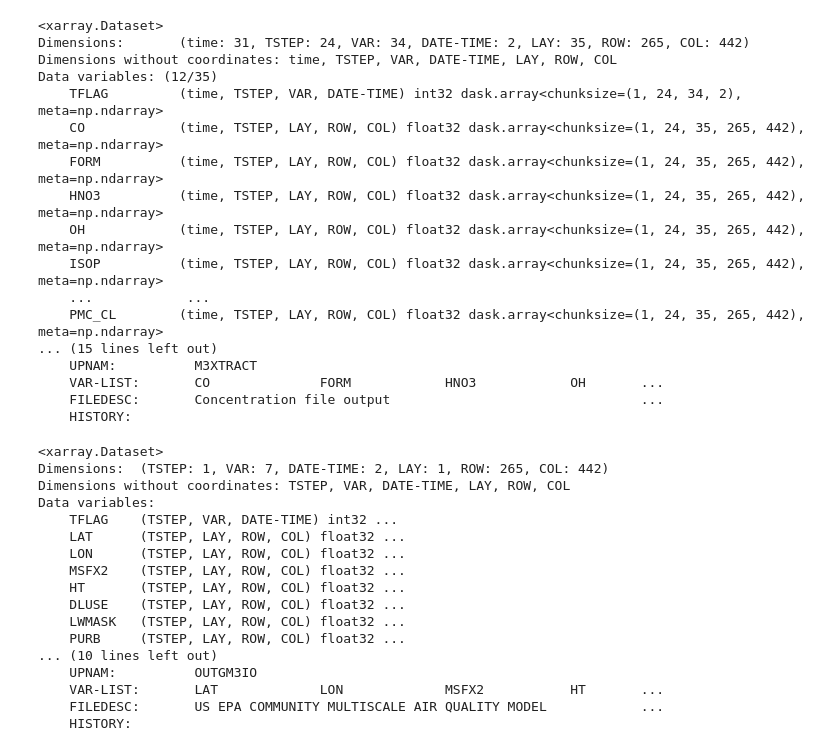
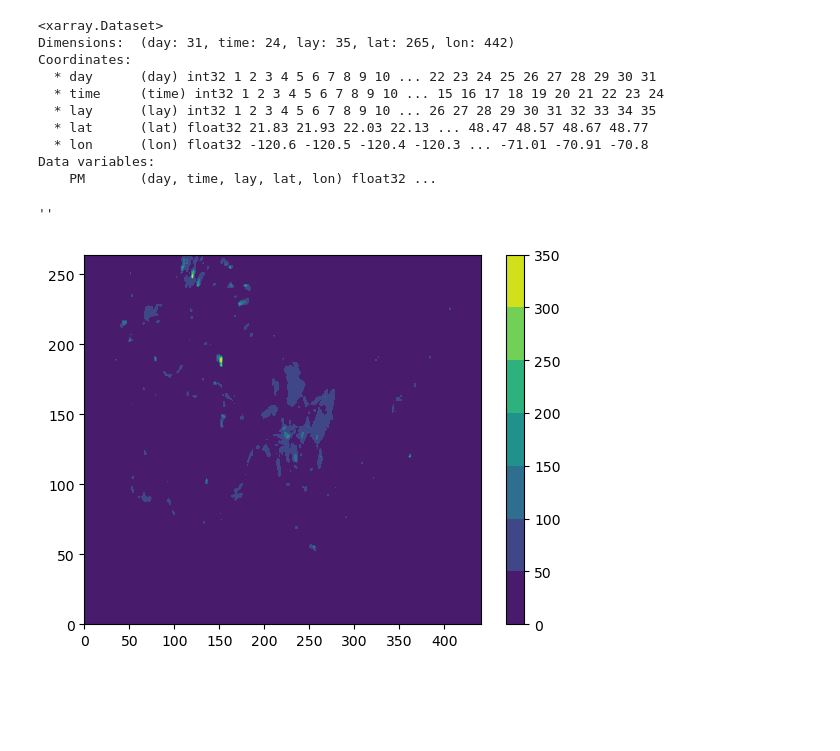
Before and after one commit to shueze/clim680, a Jupyter notebook: Climatology.ipynb, the cells around one changed output. Cells and saved outputs as stored; diff of their text form; code cells hidden in the pictures; blank space fills up the shorter version.

```diff
--- a/Climatology.ipynb
+++ b/Climatology.ipynb
@@ -9,47 +9,25 @@ import cartopy.mpl.ticker as cticker
 from cartopy.util import add_cyclic_point
 import cartopy.feature as feature
 # %%
-path  = '/groups/ESS/share/projects/SWUS3km/data/cmaqdata/CCTMout/12km/POST/'
-files = 'COMBINE3D_ACONC_v531_gcc_AQF5X_202208*.nc'
+path = '/home/cshu2/clim680/'
+fname = 'PM10_202207.nc'
+ds = xr.open_dataset(path+fname)
+ds
+# %% [output]
+<xarray.Dataset>
+Dimensions:  (day: 31, time: 24, lay: 35, lat: 265, lon: 442)
+Coordinates:
+  * day      (day) int32 1 2 3 4 5 6 7 8 9 10 ... 22 23 24 25 26 27 28 29 30 31
+  * time     (time) int32 1 2 3 4 5 6 7 8 9 10 ... 15 16 17 18 19 20 21 22 23 24
+  * lay      (lay) int32 1 2 3 4 5 6 7 8 9 10 ... 26 27 28 29 30 31 32 33 34 35
+  * lat      (lat) float32 21.83 21.93 22.03 22.13 ... 48.47 48.57 48.67 48.77
+  * lon      (lon) float32 -120.6 -120.5 -120.4 -120.3 ... -71.01 -70.91 -70.8
+Data variables:
+    PM       (day, time, lay, lat, lon) float32 ...
-# %%
-ds = xr.open_mfdataset(path+files,concat_dim='time',combine='nested')
-ds
-# %% [output]
-<xarray.Dataset>
-Dimensions:       (time: 31, TSTEP: 24, VAR: 34, DATE-TIME: 2, LAY: 35, ROW: 265, COL: 442)
-Dimensions without coordinates: time, TSTEP, VAR, DATE-TIME, LAY, ROW, COL
-Data variables: (12/35)
-    TFLAG         (time, TSTEP, VAR, DATE-TIME) int32 dask.array<chunksize=(1, 24, 34, 2), meta=np.ndarray>
-    CO            (time, TSTEP, LAY, ROW, COL) float32 dask.array<chunksize=(1, 24, 35, 265, 442), meta=np.ndarray>
-    FORM          (time, TSTEP, LAY, ROW, COL) float32 dask.array<chunksize=(1, 24, 35, 265, 442), meta=np.ndarray>
-    HNO3          (time, TSTEP, LAY, ROW, COL) float32 dask.array<chunksize=(1, 24, 35, 265, 442), meta=np.ndarray>
-    OH            (time, TSTEP, LAY, ROW, COL) float32 dask.array<chunksize=(1, 24, 35, 265, 442), meta=np.ndarray>
-    ISOP          (time, TSTEP, LAY, ROW, COL) float32 dask.array<chunksize=(1, 24, 35, 265, 442), meta=np.ndarray>
-    ...            ...
-    PMC_CL        (time, TSTEP, LAY, ROW, COL) float32 dask.array<chunksize=(1, 24, 35, 265, 442), meta=np.ndarray>
-... (15 lines left out)
-    UPNAM:          M3XTRACT
-    VAR-LIST:       CO              FORM            HNO3            OH       ...
-    FILEDESC:       Concentration file output                                ...
-    HISTORY:
 # %%
-latlon = xr.open_dataset('/groups/ESS2/projects/30YR/data/mcip/2020/GRIDCRO2D_20200801.nc')
-latlon
+plt.contourf(ds['PM'][0,0,0,:,:])
+plt.colorbar()
+;
 # %% [output]
-<xarray.Dataset>
-Dimensions:  (TSTEP: 1, VAR: 7, DATE-TIME: 2, LAY: 1, ROW: 265, COL: 442)
-Dimensions without coordinates: TSTEP, VAR, DATE-TIME, LAY, ROW, COL
-Data variables:
-    TFLAG    (TSTEP, VAR, DATE-TIME) int32 ...
-    LAT      (TSTEP, LAY, ROW, COL) float32 ...
-    LON      (TSTEP, LAY, ROW, COL) float32 ...
-    MSFX2    (TSTEP, LAY, ROW, COL) float32 ...
-    HT       (TSTEP, LAY, ROW, COL) float32 ...
-    DLUSE    (TSTEP, LAY, ROW, COL) float32 ...
-    LWMASK   (TSTEP, LAY, ROW, COL) float32 ...
-    PURB     (TSTEP, LAY, ROW, COL) float32 ...
-... (10 lines left out)
-    UPNAM:          OUTGM3IO
-    VAR-LIST:       LAT             LON             MSFX2           HT       ...
-    FILEDESC:       US EPA COMMUNITY MULTISCALE AIR QUALITY MODEL            ...
-    HISTORY:
+''
+[figure, added]
```
Also changed, not shown: parts of 11 cells of this notebook.
